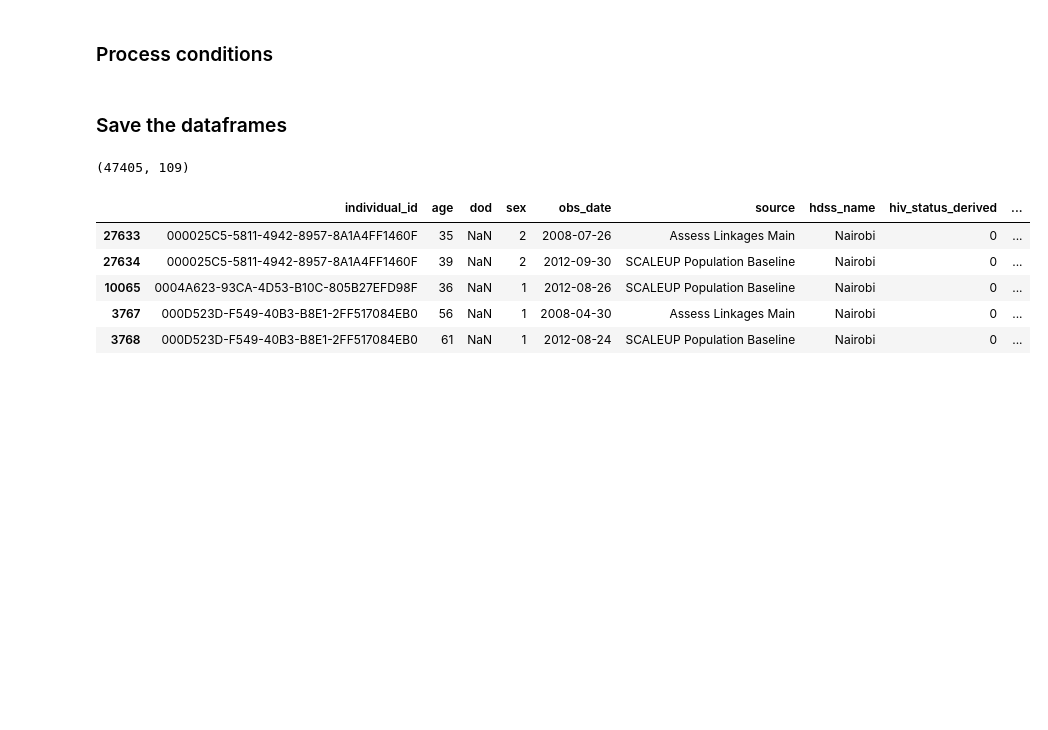
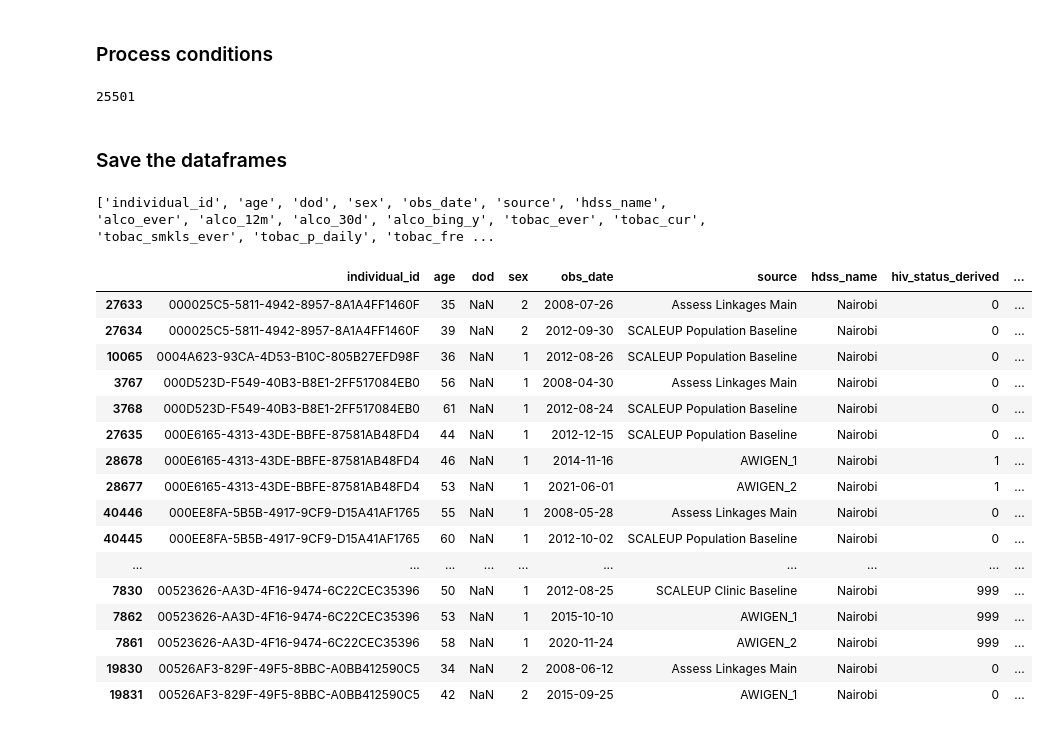
Before and after one commit to dmainagithub/stroke-work, a Jupyter notebook: Stroke_Data_Processing derived.ipynb, the cells around one changed output. Drawn from its saved outputs; the diff is of its cells as text; code cells hidden in the pictures; blank space fills up the shorter version.

```diff
--- a/Stroke_Data_Processing derived.ipynb
+++ b/Stroke_Data_Processing derived.ipynb
@@ -851,28 +845,47 @@ conditions = [
 ]
 
 df_processed = process_conditions(df, conditions)
+# %%
+# df_processed.head()
+df_processed.individual_id.nunique()   # df_processed (25501)   #df (25592)
+# %% [output]
+25501
 # %% [markdown]
 ### Save the dataframes
 # %%
 
 df.to_csv("cleaned_data/cleaned_df.csv", index=False)
+df_processed.to_csv("cleaned_data/df_processed.csv", index=False)
 # df_bmi.to_csv("cleaned_data/df_bmi.csv", index=False)
 # final_combined_df.to_csv("cleaned_data/cleaned_ncd_with_sociodemo.csv", index=False)
-df.shape
+# df.shape
-# %% [output]
-(47405, 109)
+# %%
+print(df.columns.tolist())
+# %% [output]
+['individual_id', 'age', 'dod', 'sex', 'obs_date', 'source', 'hdss_name', 'alco_ever', 'alco_12m', 'alco_30d', 'alco_bing_y', 'tobac_ever', 'tobac_cur', 'tobac_smkls_ever', 'tobac_p_daily', 'tobac_fre ...
 # %%
 df[['individual_id', 'age', 'dod', 'sex', 'obs_date', 'source', 'hdss_name', 'hiv_status_derived', 'obese_status_derived', 'tb_status_derived', 'bmi'
     , 'diab_status_derived', 'diab_status_derived_age', 'hpt_status_derived', 'hpt_status_derived_age','stroke_status_derived'
-    ,'obese_status_derived', 'obese_status_derived_age', 'hiv_status_derived', 'hiv_status_derived_age', 'tb_status_derived', 'tb_status_derived_age'
-    , 'stroke_status_derived_age']].head()
+    ,'obese_status_derived', 'hiv_status_derived', 'hiv_status_derived_age', 'tb_status_derived'
+    , 'stroke_status_derived_age']].head(30)
 # %% [output]
 |  | individual_id | age | dod | sex | obs_date | source | hdss_name | hiv_status_derived | ... |
 | 27633 | 000025C5-5811-4942-8957-8A1A4FF1460F | 35 | NaN | 2 | 2008-07-26 | Assess Linkages Main | Nairobi | 0 | ... |
 | 27634 | 000025C5-5811-4942-8957-8A1A4FF1460F | 39 | NaN | 2 | 2012-09-30 | SCALEUP Population Baseline | Nairobi | 0 | ... |
 | 10065 | 0004A623-93CA-4D53-B10C-805B27EFD98F | 36 | NaN | 1 | 2012-08-26 | SCALEUP Population Baseline | Nairobi | 0 | ... |
 | 3767 | 000D523D-F549-40B3-B8E1-2FF517084EB0 | 56 | NaN | 1 | 2008-04-30 | Assess Linkages Main | Nairobi | 0 | ... |
 | 3768 | 000D523D-F549-40B3-B8E1-2FF517084EB0 | 61 | NaN | 1 | 2012-08-24 | SCALEUP Population Baseline | Nairobi | 0 | ... |
+| 27635 | 000E6165-4313-43DE-BBFE-87581AB48FD4 | 44 | NaN | 1 | 2012-12-15 | SCALEUP Population Baseline | Nairobi | 0 | ... |
+| 28678 | 000E6165-4313-43DE-BBFE-87581AB48FD4 | 46 | NaN | 1 | 2014-11-16 | AWIGEN_1 | Nairobi | 1 | ... |
+| 28677 | 000E6165-4313-43DE-BBFE-87581AB48FD4 | 53 | NaN | 1 | 2021-06-01 | AWIGEN_2 | Nairobi | 1 | ... |
+| 40446 | 000EE8FA-5B5B-4917-9CF9-D15A41AF1765 | 55 | NaN | 1 | 2008-05-28 | Assess Linkages Main | Nairobi | 0 | ... |
+| 40445 | 000EE8FA-5B5B-4917-9CF9-D15A41AF1765 | 60 | NaN | 1 | 2012-10-02 | SCALEUP Population Baseline | Nairobi | 0 | ... |
+| ... | ... | ... | ... | ... | ... | ... | ... | ... | ... |
+| 7830 | 00523626-AA3D-4F16-9474-6C22CEC35396 | 50 | NaN | 1 | 2012-08-25 | SCALEUP Clinic Baseline | Nairobi | 999 | ... |
+| 7862 | 00523626-AA3D-4F16-9474-6C22CEC35396 | 53 | NaN | 1 | 2015-10-10 | AWIGEN_1 | Nairobi | 999 | ... |
+| 7861 | 00523626-AA3D-4F16-9474-6C22CEC35396 | 58 | NaN | 1 | 2020-11-24 | AWIGEN_2 | Nairobi | 999 | ... |
+| 19830 | 00526AF3-829F-49F5-8BBC-A0BB412590C5 | 34 | NaN | 2 | 2008-06-12 | Assess Linkages Main | Nairobi | 0 | ... |
+| 19831 | 00526AF3-829F-49F5-8BBC-A0BB412590C5 | 42 | NaN | 2 | 2015-09-25 | AWIGEN_1 | Nairobi | 0 | ... |
 # %%
 df.loc[df['individual_id'] == '000E6165-4313-43DE-BBFE-87581AB48FD4', [
     'individual_id', 'age', 'dod', 'sex', 'obs_date', 'source', 'hdss_name'
```
Also changed, not shown: parts of 13 cells of this notebook.
